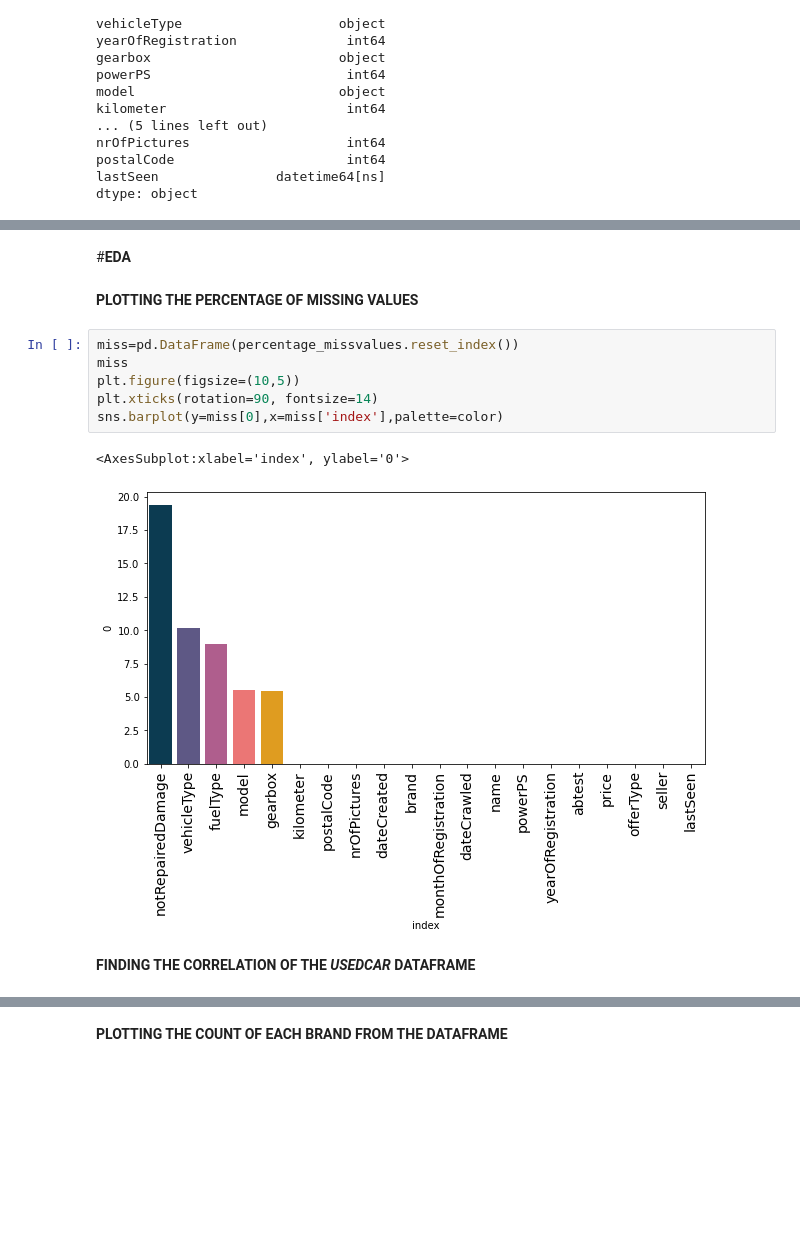
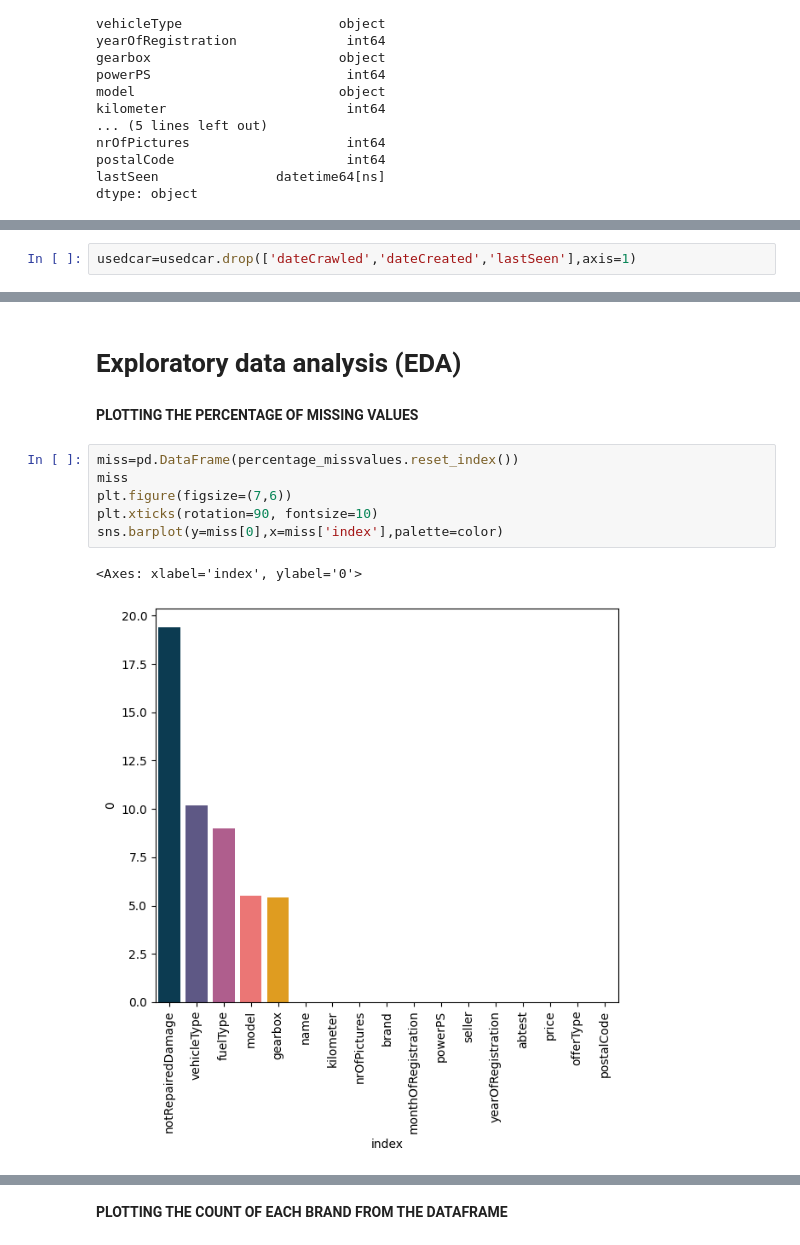
Before and after one commit to Sreejith-CG/Machine-Learning, a Jupyter notebook: Project_main.ipynb, the cells around one changed output, grey strips where cells are left out. Cells and saved outputs as stored; diff of their text form; blank space fills up the shorter version.

```diff
--- a/Project_main.ipynb
+++ b/Project_main.ipynb
@@ -101,0 +104,2 @@ dtype: object
+# %%
+usedcar=usedcar.drop(['dateCrawled','dateCreated','lastSeen'],axis=1)
@@ -136,16 +145,14 @@ lastSeen                0.000000
 dtype: float64
 # %% [markdown]
-#**EDA**
+# **Exploratory data analysis (EDA)**
 # %% [markdown]
 **PLOTTING THE PERCENTAGE OF MISSING VALUES**
 # %%
 miss=pd.DataFrame(percentage_missvalues.reset_index())
 miss
-plt.figure(figsize=(10,5))
-plt.xticks(rotation=90, fontsize=14)
+plt.figure(figsize=(7,6))
+plt.xticks(rotation=90, fontsize=10)
 sns.barplot(y=miss[0],x=miss['index'],palette=color)
 # %% [output]
-<AxesSubplot:xlabel='index', ylabel='0'>
+<Axes: xlabel='index', ylabel='0'>
-[figure, old version]
+[figure, new version]
-# %% [markdown]
-**FINDING THE CORRELATION OF THE *USEDCAR* DATAFRAME**
```
Also changed, not shown: parts of 47 cells of this notebook.
